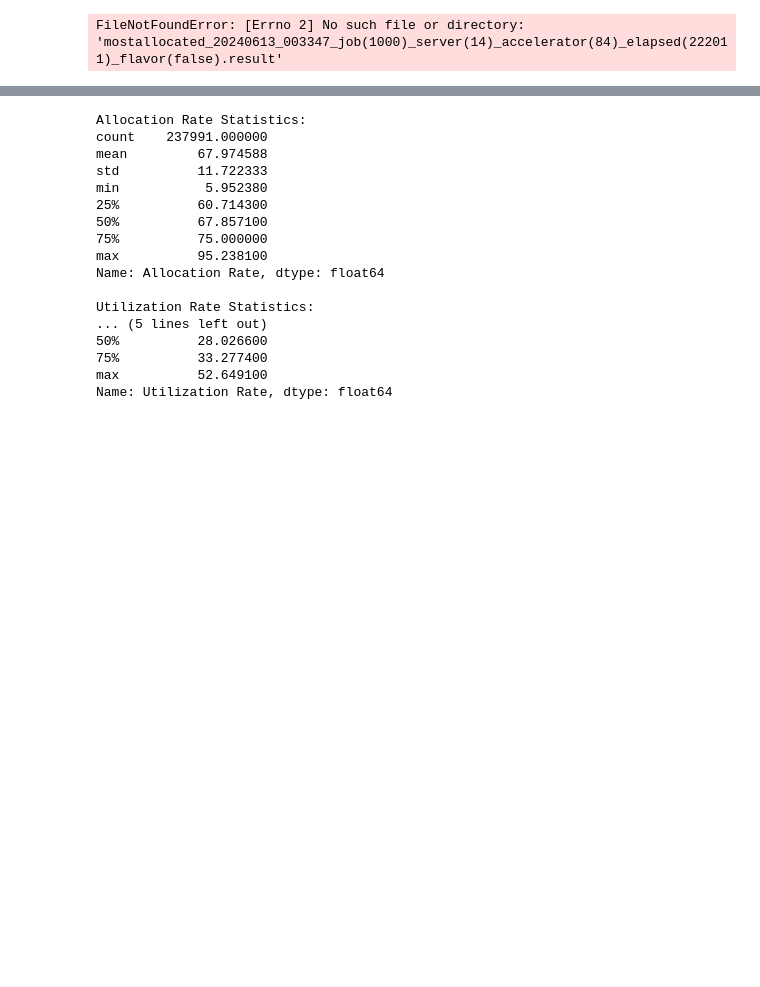
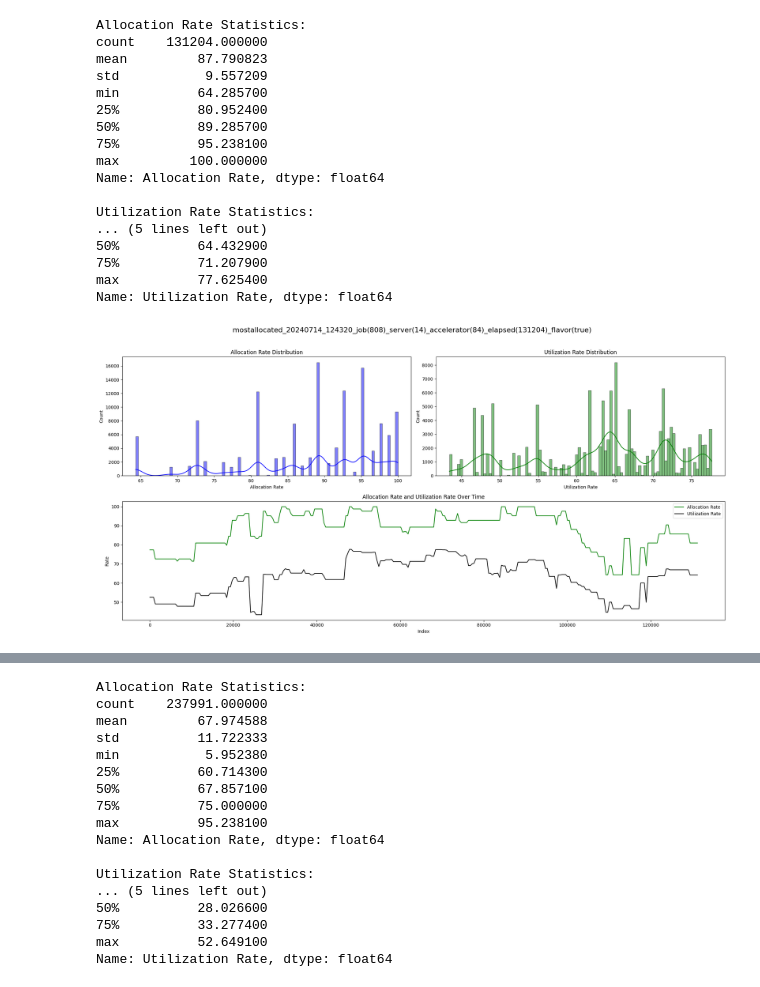
Before and after one commit to mystous/gpu_scheduler, a Jupyter notebook: gen_data/result_analysis.ipynb, the cells around one changed output, grey strips where cells are left out. Saved outputs shown, nothing was run; the diff lists cells and outputs as text; code cells hidden in the pictures; blank space fills up the shorter version.

```diff
--- a/gen_data/result_analysis.ipynb
+++ b/gen_data/result_analysis.ipynb
@@ -73,7 +73,24 @@ def plot_and_show_statistics_(filename, bin_count):
     plt.savefig(png_filename)
     plt.show()
 # %%
-plot_and_show_statistics_("mostallocated_20240613_003347_job(1000)_server(14)_accelerator(84)_elapsed(222011)_flavor(false).result", 100)
+plot_and_show_statistics_("mostallocated_20240714_124320_job(808)_server(14)_accelerator(84)_elapsed(131204)_flavor(true).result", 100)
 # %% [output]
-FileNotFoundError: [Errno 2] No such file or directory: 'mostallocated_20240613_003347_job(1000)_server(14)_accelerator(84)_elapsed(222011)_flavor(false).result'
+Allocation Rate Statistics:
+count    131204.000000
+mean         87.790823
+std           9.557209
+min          64.285700
+25%          80.952400
+50%          89.285700
+75%          95.238100
+max         100.000000
+Name: Allocation Rate, dtype: float64
+
+Utilization Rate Statistics:
+... (5 lines left out)
+50%          64.432900
+75%          71.207900
+max          77.625400
+Name: Utilization Rate, dtype: float64
+[figure, added]
 # %%
```
Also changed, not shown: parts of 1 cell of this notebook, 20 other files.
